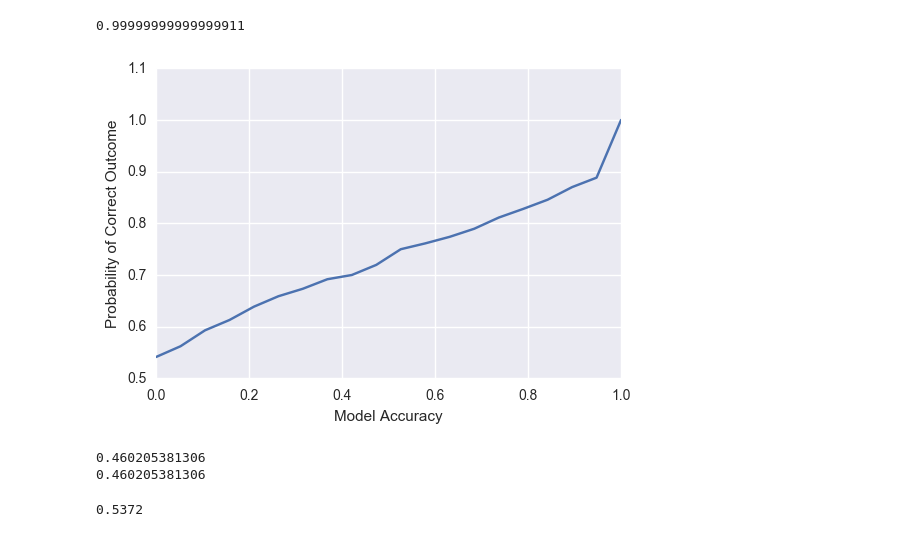
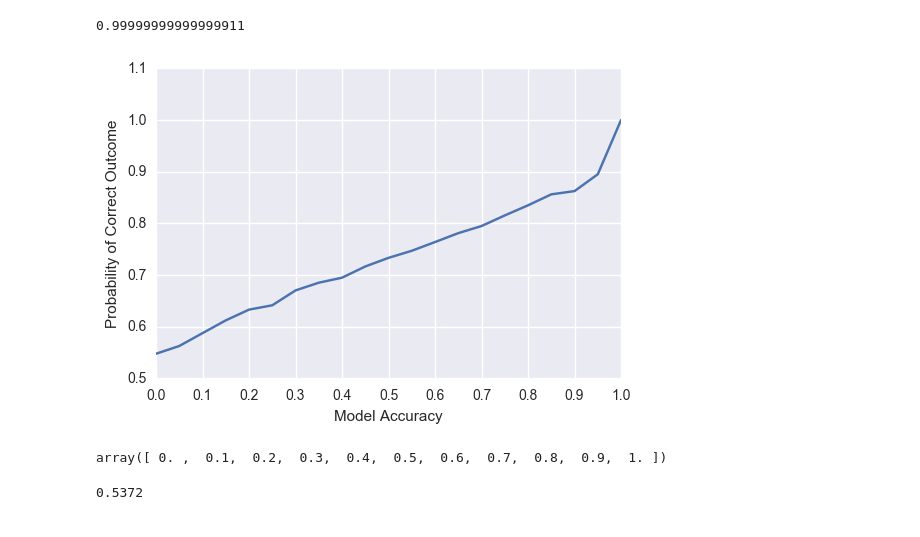
Before and after one commit to mike-a-yen/SeeYourSenate, a Jupyter notebook: Untitled.ipynb, the cells around one changed output. Drawn from its saved outputs; the diff is of its cells as text; code cells hidden in the pictures.

```diff
--- a/Untitled.ipynb
+++ b/Untitled.ipynb
@@ -115,7 +115,7 @@ pcorr = 7/10
 pyay = 1/2
 target = 50
 n = 100
-prange = np.linspace(0,1,20)
+prange = np.linspace(0,1,21)
 correct = [simulate_bill_votes(pcorr,pyay,
                                target=target,
                                n_trials=10000,
@@ -123,19 +123,16 @@ correct = [simulate_bill_votes(pcorr,pyay,
 # %%
 plt.plot(prange,correct)
 plt.xlabel('Model Accuracy')
 plt.ylabel('Probability of Correct Outcome')
-plt.savefig('model_performace.png')
+plt.xticks(prange[::2])
+plt.savefig('model_performance.png')
 plt.show()
 # %% [output]
-[figure, old version]
+[figure, new version]
-# %%
-k = 100
-j = 50
-print(binom.sf(j, k, 0.5))
-print(binom.cdf(k-j-1, k, 0.5))
-# %% [output]
-0.460205381306
-0.460205381306
+# %%
+prange[::2]
+# %% [output]
+array([ 0. ,  0.1,  0.2,  0.3,  0.4,  0.5,  0.6,  0.7,  0.8,  0.9,  1. ])
 # %%
 N = 10000
 actual_pass = np.zeros(N)
```
Also changed, not shown: 1 other file.
